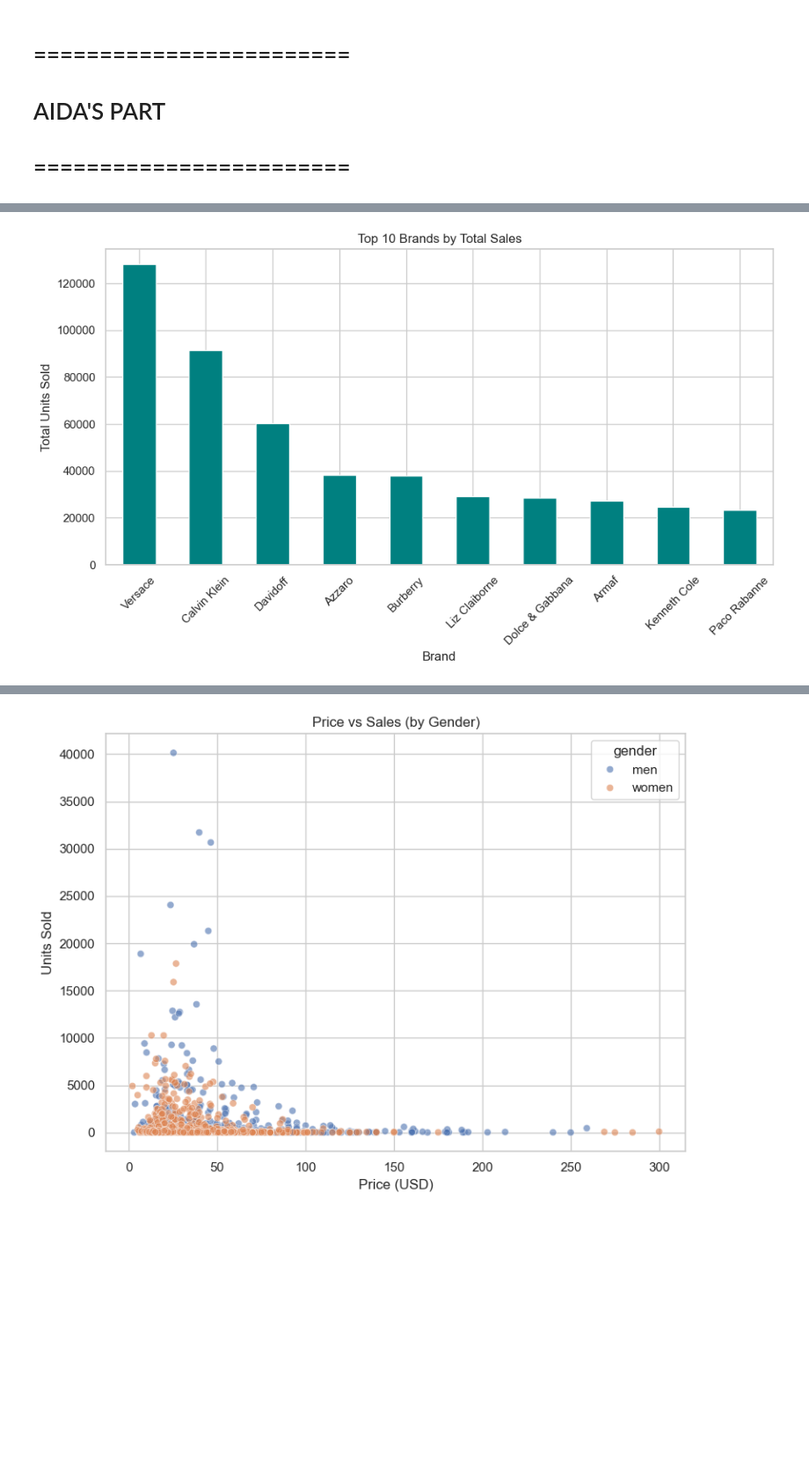
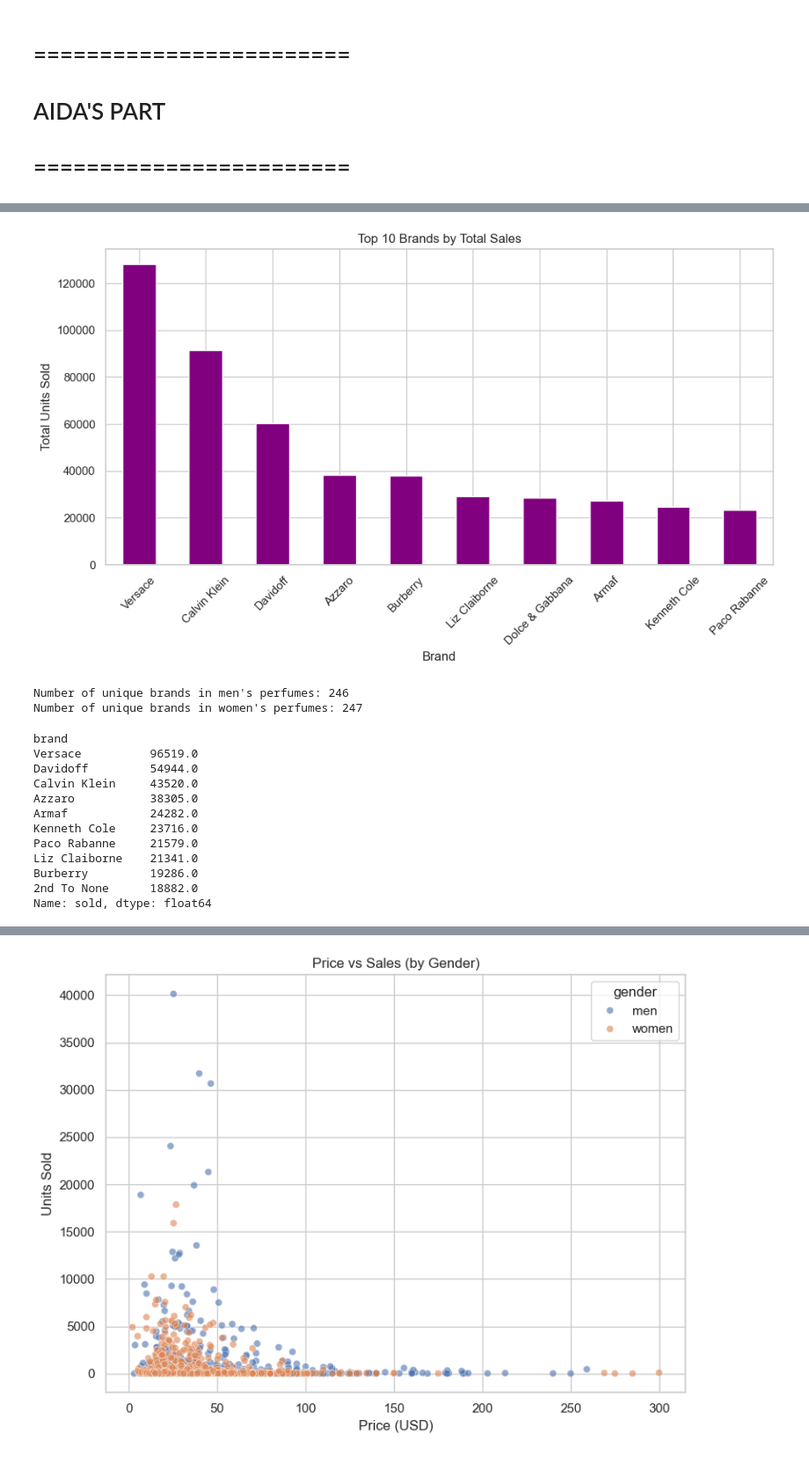
Before and after one commit to aidahanad/projectweb, a Jupyter notebook: perfume-e-commerce-analysis-2024.ipynb, the cells around one changed output, grey strips where cells are left out. Shown at 88% size. Saved outputs shown, nothing was run; the diff lists cells and outputs as text; code cells hidden in the pictures; blank space fills up the shorter version.

```diff
--- a/perfume-e-commerce-analysis-2024.ipynb
+++ b/perfume-e-commerce-analysis-2024.ipynb
@@ -381,8 +10,20 @@ import matplotlib.pyplot as plt
 import seaborn as sns
 import plotly.express as px
 
-mens_perfume_df = pd.read_csv("mens_perfume_clean.csv")
-womens_perfume_df = pd.read_csv("womens_perfume_clean.csv")
+mens_perfume_df = pd.read_csv('ebay_mens_perfume.csv')
+womens_perfume_df = pd.read_csv('ebay_womens_perfume.csv')
+
+mens_perfume_df.dropna(subset=['title', 'brand', 'type'], inplace=True)
+womens_perfume_df.dropna(subset=['title', 'brand', 'type'], inplace=True)
+
+mens_perfume_df['available'].fillna(0, inplace=True)
+mens_perfume_df['sold'].fillna(0, inplace=True)
+
+womens_perfume_df['available'].fillna(0, inplace=True)
+womens_perfume_df['sold'].fillna(0, inplace=True)
+
+mens_perfume_df.duplicated().sum()
+womens_perfume_df.duplicated().sum()
 
 mens_perfume_df["gender"] = "men"
 womens_perfume_df["gender"] = "women"
@@ -408,12 +75,33 @@ Passing `palette` without assigning `hue` is deprecated and will be removed in v
 # %%
 # 🏷️ 2. Top 10 Brands by Sales
 plt.figure(figsize=(10, 6))
 top_brands = perfume_df.groupby('brand')['sold'].sum().sort_values(ascending=False).head(10)
-top_brands.plot(kind='bar', title="Top 10 Brands by Total Sales", color='teal')
+top_brands.plot(kind='bar', title="Top 10 Brands by Total Sales", color='purple')
 plt.xlabel("Brand")
 plt.ylabel("Total Units Sold")
 plt.xticks(rotation=45)
 plt.tight_layout()
 plt.show()
+# Compare brand representation
+mens_brands = mens_perfume_df['brand'].nunique()
+womens_brands = womens_perfume_df['brand'].nunique()
+print(f"Number of unique brands in men's perfumes: {mens_brands}")
+print(f"Number of unique brands in women's perfumes: {womens_brands}")
+
+mens_perfume_df.groupby('brand')['sold'].sum().sort_values(ascending=False).head(10)
 # %% [output]
-[figure, old version]
+[figure, new version]
+Number of unique brands in men's perfumes: 246
+Number of unique brands in women's perfumes: 247
+brand
+Versace          96519.0
+Davidoff         54944.0
+Calvin Klein     43520.0
+Azzaro           38305.0
+Armaf            24282.0
+Kenneth Cole     23716.0
+Paco Rabanne     21579.0
+Liz Claiborne    21341.0
+Burberry         19286.0
+2nd To None      18882.0
+Name: sold, dtype: float64
```
Also changed, not shown: parts of 49 cells of this notebook, 2 other files.
